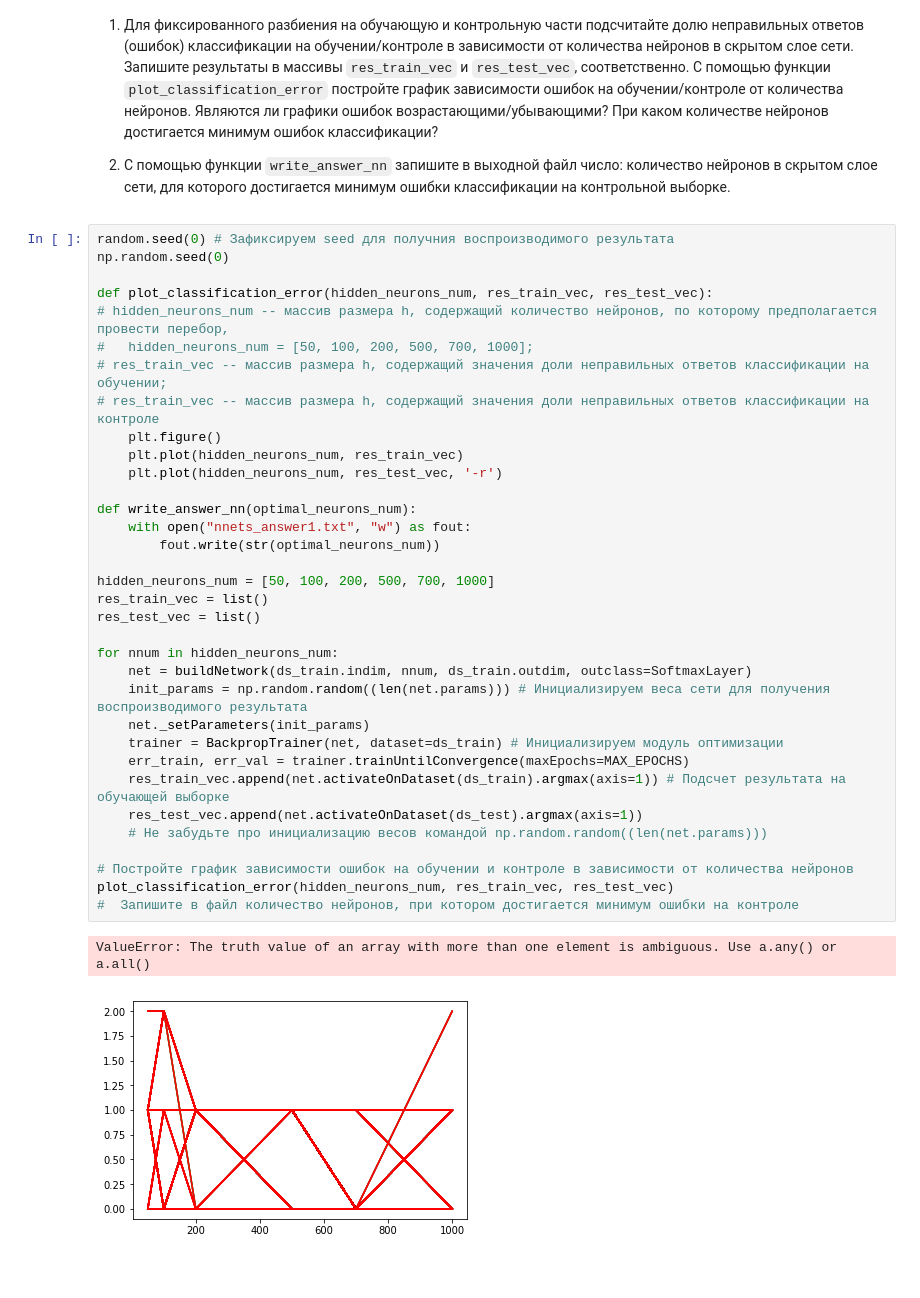
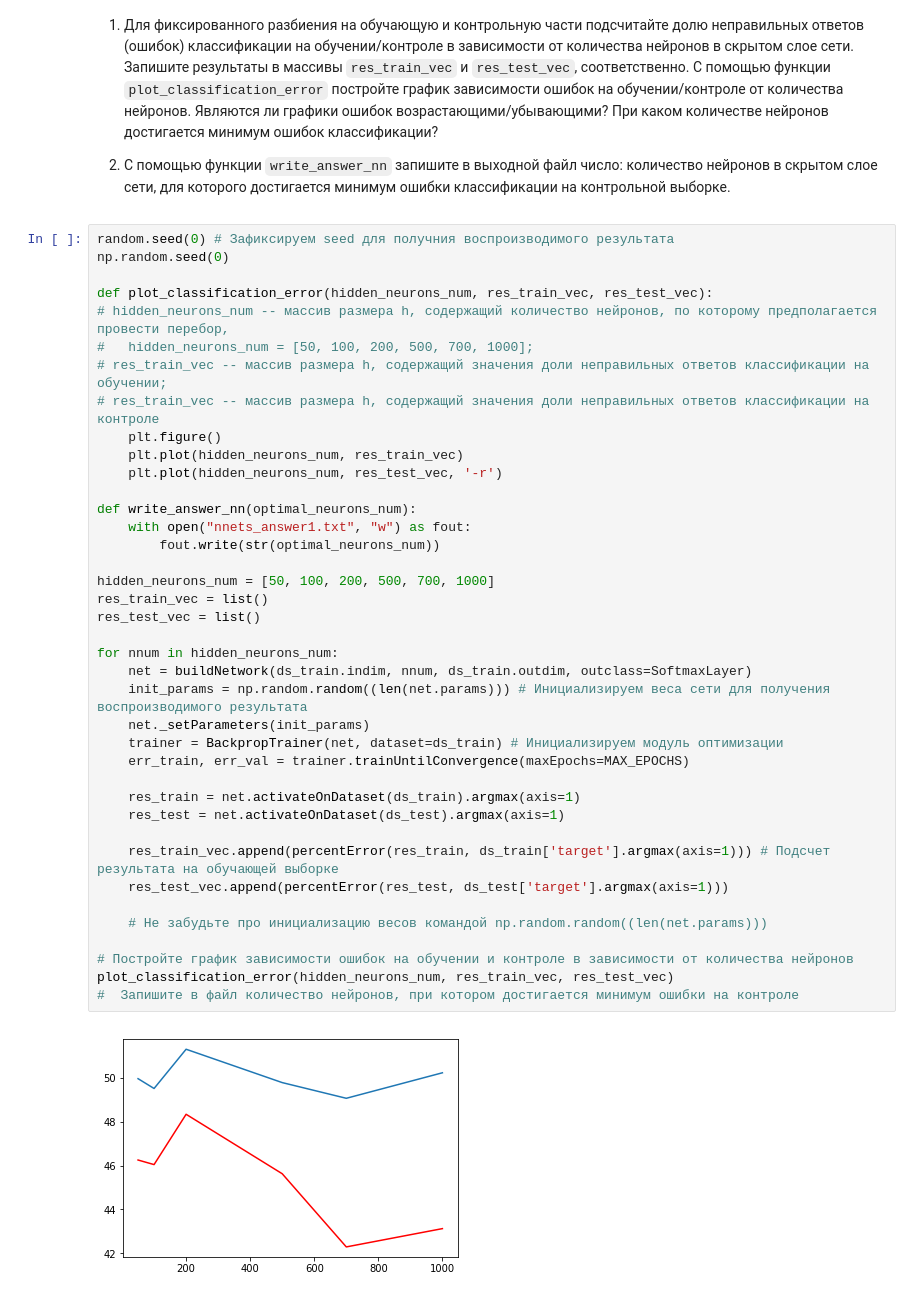
Before and after one commit to AndreyEzhov/coursera_ML, a Jupyter notebook: Step2/Week5/task_nn.ipynb, the cells around one changed output. Saved outputs shown, nothing was run; the diff lists cells and outputs as text; blank space fills up the shorter version.

```diff
--- a/Step2/Week5/task_nn.ipynb
+++ b/Step2/Week5/task_nn.ipynb
@@ -189,37 +190,41 @@ np.random.seed(0)
 
 def plot_classification_error(hidden_neurons_num, res_train_vec, res_test_vec):
 # hidden_neurons_num -- массив размера h, содержащий количество нейронов, по которому предполагается провести перебор,
 #   hidden_neurons_num = [50, 100, 200, 500, 700, 1000];
 # res_train_vec -- массив размера h, содержащий значения доли неправильных ответов классификации на обучении;
 # res_train_vec -- массив размера h, содержащий значения доли неправильных ответов классификации на контроле
     plt.figure()
     plt.plot(hidden_neurons_num, res_train_vec)
     plt.plot(hidden_neurons_num, res_test_vec, '-r')
 
 def write_answer_nn(optimal_neurons_num):
     with open("nnets_answer1.txt", "w") as fout:
         fout.write(str(optimal_neurons_num))
 
 hidden_neurons_num = [50, 100, 200, 500, 700, 1000]
 res_train_vec = list()
 res_test_vec = list()
 
 for nnum in hidden_neurons_num:
     net = buildNetwork(ds_train.indim, nnum, ds_train.outdim, outclass=SoftmaxLayer)
     init_params = np.random.random((len(net.params))) # Инициализируем веса сети для получения воспроизводимого результата
     net._setParameters(init_params)
     trainer = BackpropTrainer(net, dataset=ds_train) # Инициализируем модуль оптимизации
     err_train, err_val = trainer.trainUntilConvergence(maxEpochs=MAX_EPOCHS)
-    res_train_vec.append(net.activateOnDataset(ds_train).argmax(axis=1)) # Подсчет результата на обучающей выборке
-    res_test_vec.append(net.activateOnDataset(ds_test).argmax(axis=1))
+
+    res_train = net.activateOnDataset(ds_train).argmax(axis=1)
+    res_test = net.activateOnDataset(ds_test).argmax(axis=1)
+
+    res_train_vec.append(percentError(res_train, ds_train['target'].argmax(axis=1))) # Подсчет результата на обучающей выборке
+    res_test_vec.append(percentError(res_test, ds_test['target'].argmax(axis=1)))
+
     # Не забудьте про инициализацию весов командой np.random.random((len(net.params)))
 
 # Постройте график зависимости ошибок на обучении и контроле в зависимости от количества нейронов
 plot_classification_error(hidden_neurons_num, res_train_vec, res_test_vec)
 #  Запишите в файл количество нейронов, при котором достигается минимум ошибки на контроле
 # %% [output]
-ValueError: The truth value of an array with more than one element is ambiguous. Use a.any() or a.all()
-[figure, old version]
+[figure, new version]
 # %%
 import numpy
 write_answer_nn(hidden_neurons_num[res_test_vec.index(numpy.min(res_test_vec))])
```
Also changed, not shown: parts of 2 cells of this notebook, 7 other files.
